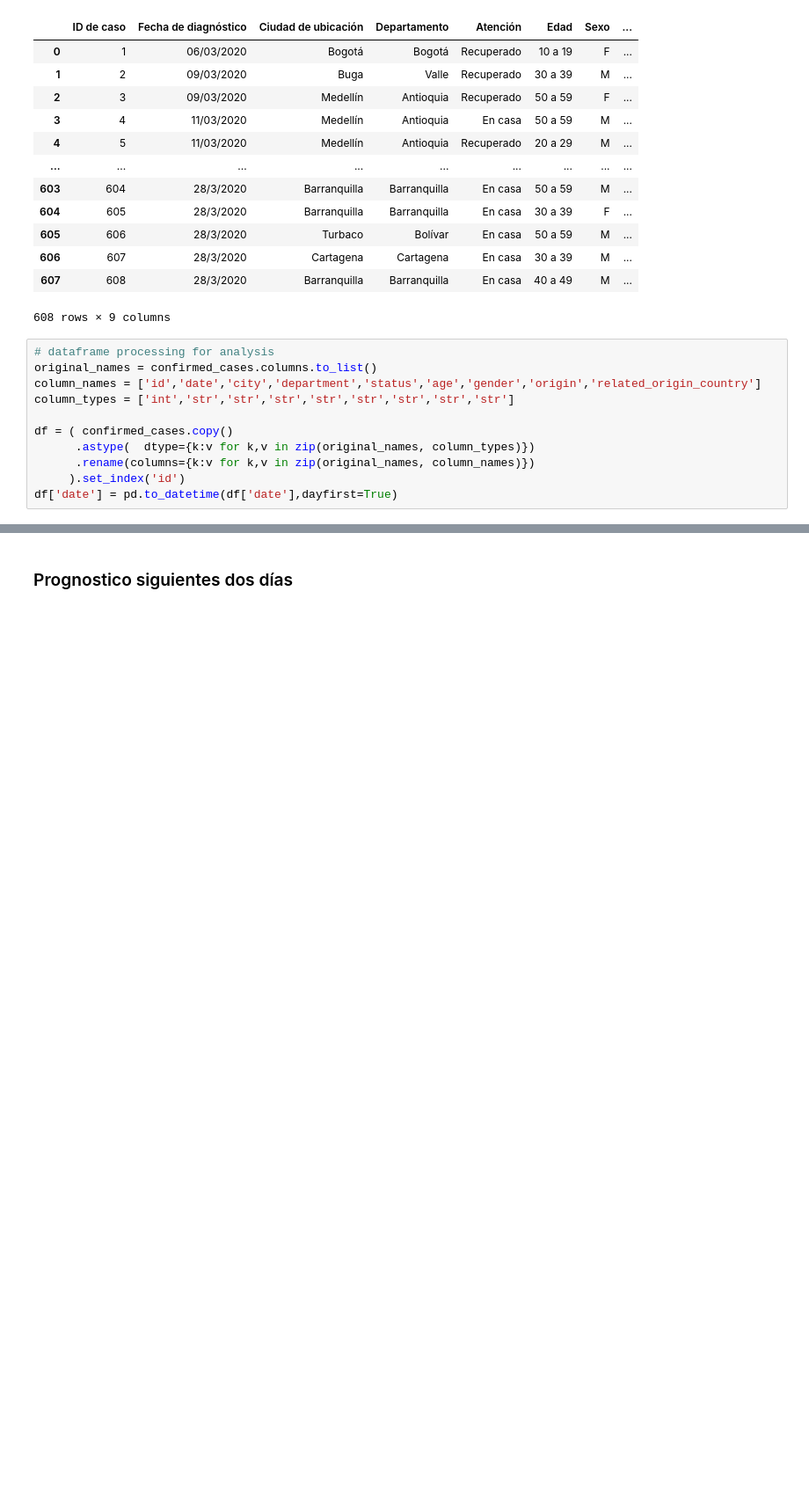
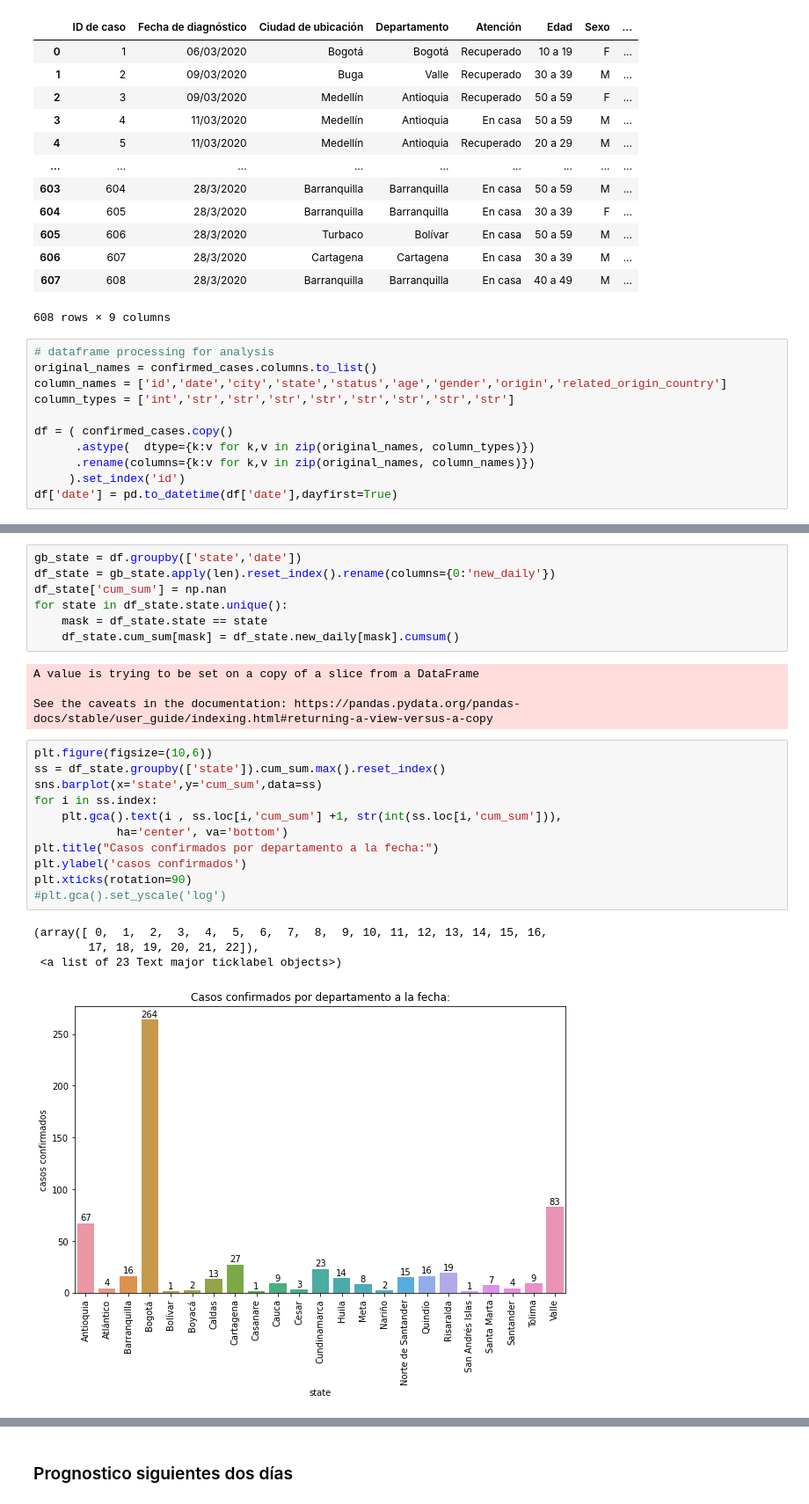
Before and after one commit to cesarliz10/covid_colombia, a Jupyter notebook: Analisis casos identificados covid-19 Colombia.ipynb, the cells around one changed output, grey strips where cells are left out. Shown: that part at 88% size. Saved outputs shown, nothing was run; the diff lists cells and outputs as text; blank space fills up the shorter version.

```diff
--- a/Analisis casos identificados covid-19 Colombia.ipynb
+++ b/Analisis casos identificados covid-19 Colombia.ipynb
@@ -33,7 +34,7 @@ confirmed_cases
 # %%
 # dataframe processing for analysis
 original_names = confirmed_cases.columns.to_list()
-column_names = ['id','date','city','department','status','age','gender','origin','related_origin_country']
+column_names = ['id','date','city','state','status','age','gender','origin','related_origin_country']
 column_types = ['int','str','str','str','str','str','str','str','str']
 
 df = ( confirmed_cases.copy()
@@ -43,0 +47,27 @@ df['date'] = pd.to_datetime(df['date'],dayfirst=True)
+# %%
+gb_state = df.groupby(['state','date'])
+df_state = gb_state.apply(len).reset_index().rename(columns={0:'new_daily'})
+df_state['cum_sum'] = np.nan
+for state in df_state.state.unique():
+    mask = df_state.state == state
+    df_state.cum_sum[mask] = df_state.new_daily[mask].cumsum()
+# %% [output]
+A value is trying to be set on a copy of a slice from a DataFrame
+
+See the caveats in the documentation: https://pandas.pydata.org/pandas-docs/stable/user_guide/indexing.html#returning-a-view-versus-a-copy
+# %%
+plt.figure(figsize=(10,6))
+ss = df_state.groupby(['state']).cum_sum.max().reset_index()
+sns.barplot(x='state',y='cum_sum',data=ss)
+for i in ss.index:
+    plt.gca().text(i , ss.loc[i,'cum_sum'] +1, str(int(ss.loc[i,'cum_sum'])),
+            ha='center', va='bottom')
+plt.title("Casos confirmados por departamento a la fecha:")
+plt.ylabel('casos confirmados')
+plt.xticks(rotation=90)
+#plt.gca().set_yscale('log')
+# %% [output]
+(array([ 0,  1,  2,  3,  4,  5,  6,  7,  8,  9, 10, 11, 12, 13, 14, 15, 16,
+        17, 18, 19, 20, 21, 22]),
+ <a list of 23 Text major ticklabel objects>)
+[figure, added]
```
Also changed, not shown: parts of 9 cells of this notebook, 1 other file.
